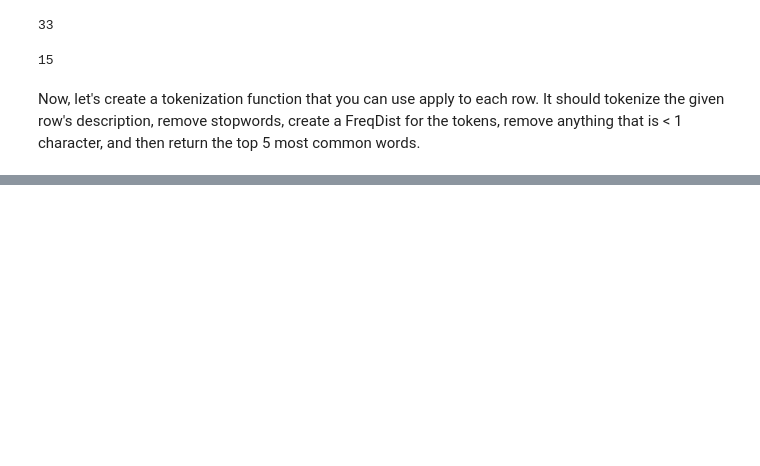
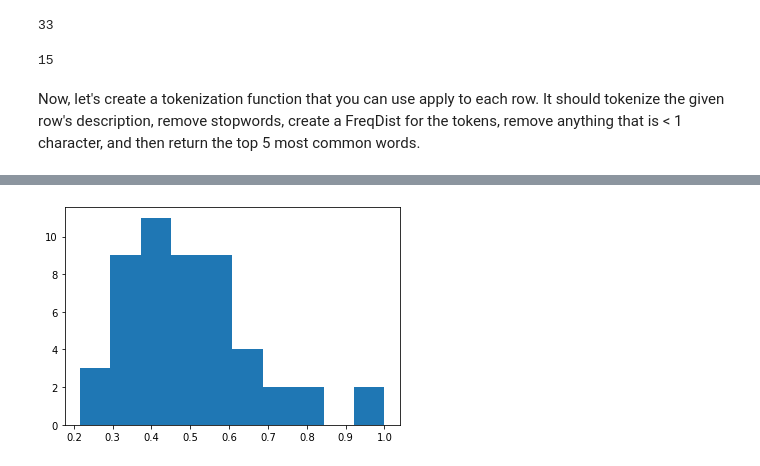
Before and after one commit to ZipCodeCore/DataEngineering.Labs.Libraries, a Jupyter notebook: Unstructured Data - Part 2/Unstructured Data - Part 2.ipynb, the cells around one changed output, grey strips where cells are left out. Cells and saved outputs as stored; diff of their text form; code cells hidden in the pictures; blank space fills up the shorter version.

```diff
--- a/Unstructured Data - Part 2/Unstructured Data - Part 2.ipynb
+++ b/Unstructured Data - Part 2/Unstructured Data - Part 2.ipynb
@@ -121,0 +255,7 @@ See the caveats in the documentation: https://pandas.pydata.org/pandas-docs/stab
+# %%
+#randomly shuffle in 50 rows from the other genres to the test set, and re-run the same prediction steps we ran above
+#feel free to also exclude the 'Add a comment' and 'Default' genres, as we don't know what their true genre is
+
+out_of_genre = test.append(data[data['Genre']!='Fantasy'].sample(50))
+out_of_genre = out_of_genre[out_of_genre['Genre']!='Default']
+out_of_genre = out_of_genre[out_of_genre['Genre']!='Add a comment']
@@ -121,0 +290,7 @@ See the caveats in the documentation: https://pandas.pydata.org/pandas-docs/stab
+# %%
+#histogram the out of genre scores
+
+plt.hist(out_of_genre_scores[0])
+plt.show()
+# %% [output]
+[figure, added]
```
Also changed, not shown: parts of 32 cells of this notebook.
